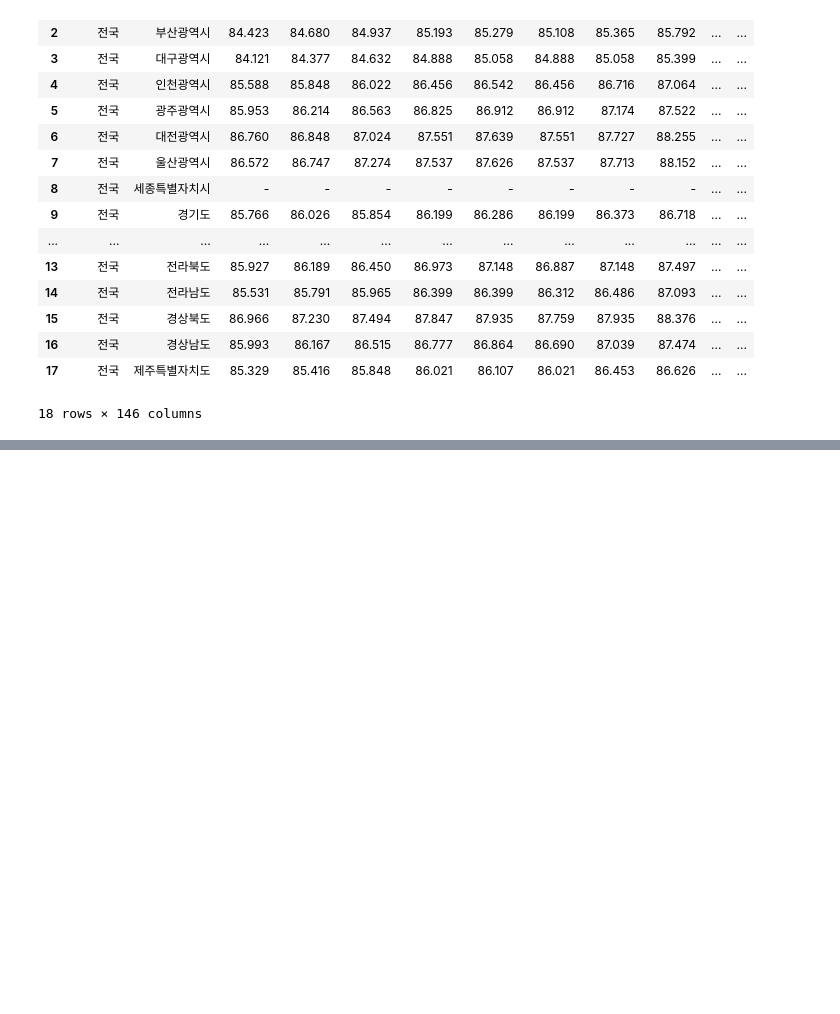
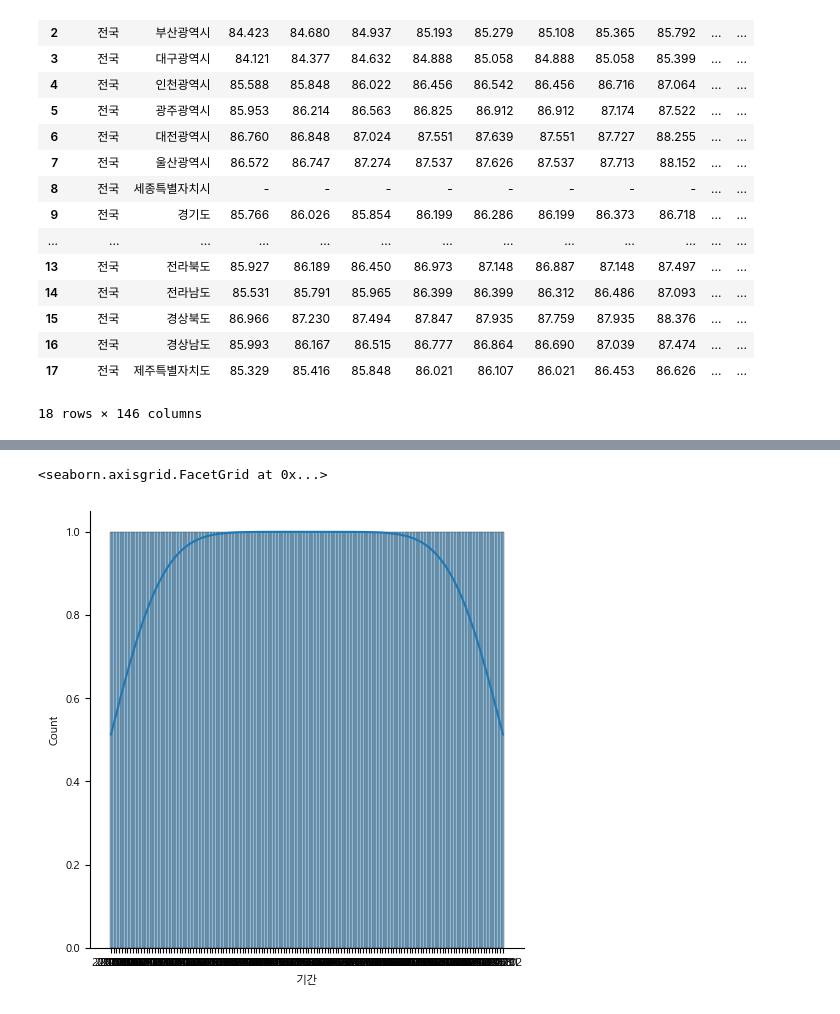
Before and after one commit to ThatHomr/project_2, a Jupyter notebook: project_2_file/Sunghwa/03_Data_Analysis/[경제]물가지수/[경제]물가지수_그래프.ipynb, the cells around one changed output, grey strips where cells are left out. Cells and saved outputs as stored; diff of their text form; code cells hidden in the pictures; blank space fills up the shorter version.

```diff
--- a/project_2_file/Sunghwa/03_Data_Analysis/[경제]물가지수/[경제]물가지수_그래프.ipynb
+++ b/project_2_file/Sunghwa/03_Data_Analysis/[경제]물가지수/[경제]물가지수_그래프.ipynb
@@ -432,0 +200,7 @@ memory usage: 2.4+ KB
+# %%
+### 두 데이터프레임 합치기
+
+df_con1 = df_type.rename(columns={'index' : '기간', 'value' : '전력소비량'}, inplace=False)
+df_con2 = df_con1['전력소비량']
+result = pd.concat([cpi_total8,df_con2],axis=1)
+result ### 시각화 대상 변수
@@ -432,0 +236,7 @@ memory usage: 2.4+ KB
+# %%
+### seaborn의 히스토그램
+
+sns.displot(result['기간'], kde=True)
+# %% [output]
+<seaborn.axisgrid.FacetGrid at 0x...>
+[figure, added]
```
Also changed, not shown: parts of 50 cells of this notebook, 3 other files.
